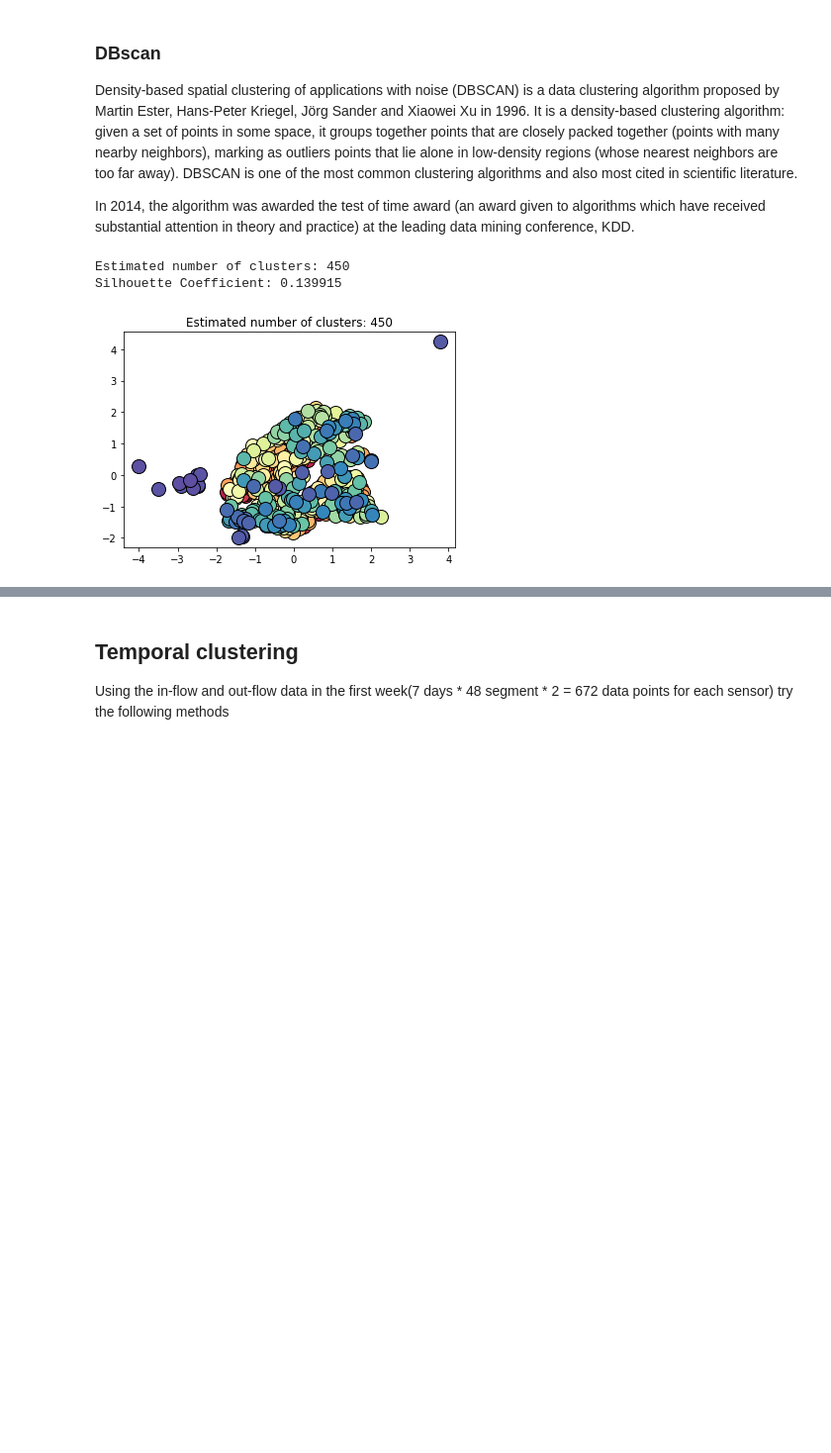
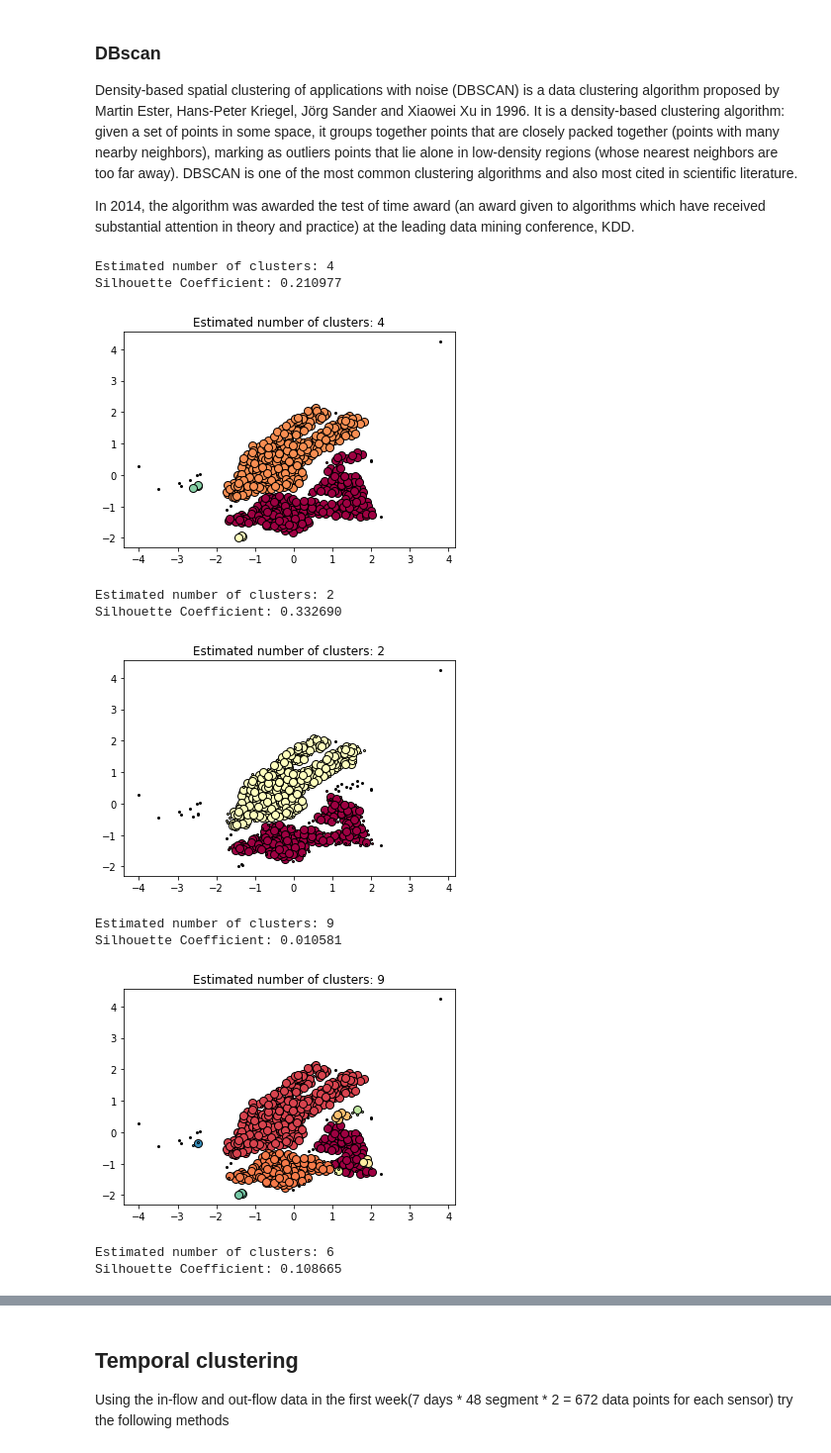
Before and after one commit to ss8651twtw/Data-Mining, a Jupyter notebook: hw2/Group3 hw2 0416077.ipynb, the cells around one changed output, grey strips where cells are left out. Shown at 99% size. Cells and saved outputs as stored; diff of their text form; code cells hidden in the pictures; blank space fills up the shorter version.

```diff
--- a/hw2/Group3 hw2 0416077.ipynb
+++ b/hw2/Group3 hw2 0416077.ipynb
@@ -246,20 +183,31 @@ def test_DBscan(data, eps, min_samples, metric):
 
         xy = X[class_member_mask & core_samples_mask]
         plt.plot(xy[:, 0], xy[:, 1], 'o', markerfacecolor=tuple(col),
-                 markeredgecolor='k', markersize=14)
+                 markeredgecolor='k', markersize=8)
 
         xy = X[class_member_mask & ~core_samples_mask]
         plt.plot(xy[:, 0], xy[:, 1], 'o', markerfacecolor=tuple(col),
-                 markeredgecolor='k', markersize=6)
+                 markeredgecolor='k', markersize=2)
 
     plt.title('Estimated number of clusters: %d' % n_clusters_)
     plt.show()
 # %%
 manhattan = lambda X, Y: abs(X - Y).sum()
 euclidean = lambda X, Y: distance.euclidean(X, Y)
 
-test_DBscan(station_geo, 0.1, 1, manhattan)
+test_DBscan(station_geo, 0.2, 3, euclidean)
+test_DBscan(station_geo, 0.2, 6, euclidean)
+test_DBscan(station_geo, 0.2, 3, manhattan)
+test_DBscan(station_geo, 0.2, 6, manhattan)
 # %% [output]
-Estimated number of clusters: 450
-Silhouette Coefficient: 0.139915
+Estimated number of clusters: 4
+Silhouette Coefficient: 0.210977
-[figure, old version]
+[figure, new version]
+Estimated number of clusters: 2
+Silhouette Coefficient: 0.332690
+[figure, added]
+Estimated number of clusters: 9
+Silhouette Coefficient: 0.010581
+[figure, added]
+Estimated number of clusters: 6
+Silhouette Coefficient: 0.108665
```
Also changed, not shown: parts of 10 cells of this notebook.
